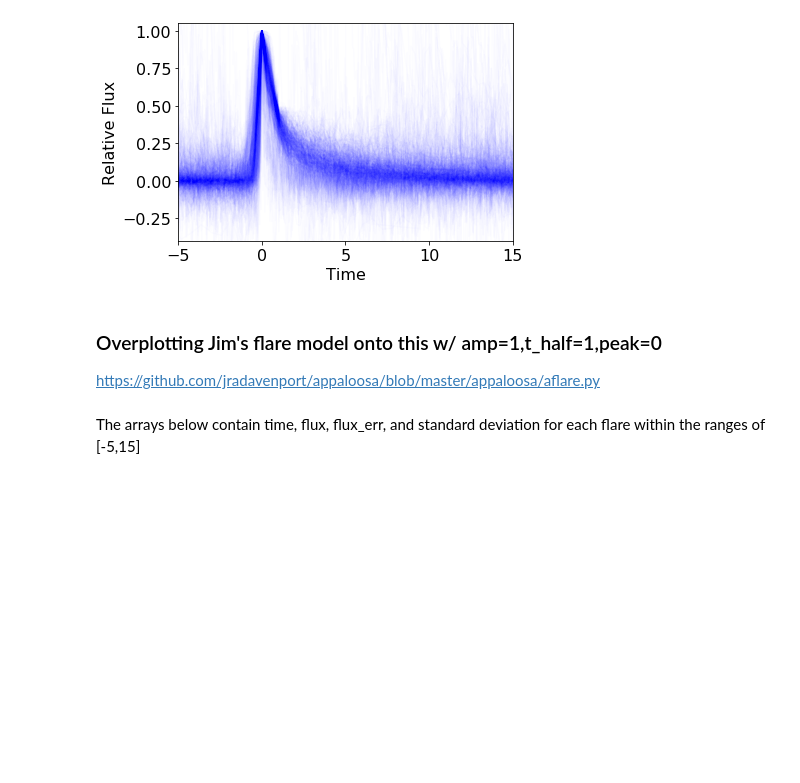
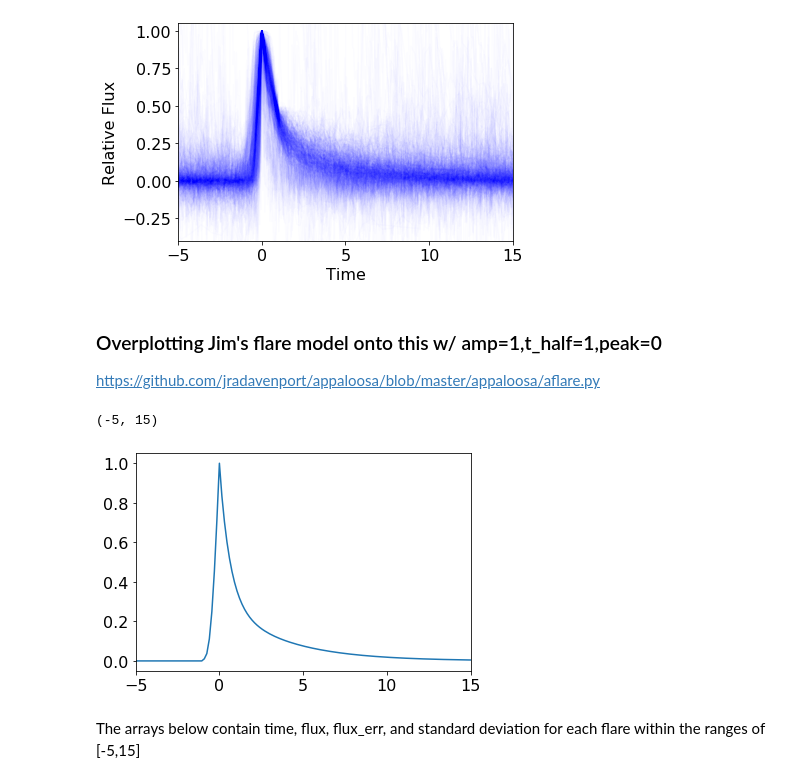
Before and after one commit to lupitatovar/flares, a Jupyter notebook: notebooks/11_month_stacked_flares.ipynb, the cells around one changed output. Saved outputs shown, nothing was run; the diff lists cells and outputs as text; code cells hidden in the pictures; blank space fills up the shorter version.

```diff
--- a/notebooks/11_month_stacked_flares.ipynb
+++ b/notebooks/11_month_stacked_flares.ipynb
@@ -516,9 +516,12 @@ def aflare1(t, tpeak, fwhm, ampl, upsample=False, uptime=10):
 
     return flare
 # %%
-plt.plot(x,aflare1(x.values,0,1,1))
+plt.plot(x_new,aflare1(x_new.values,0,1,1))
 #plt.plot(x,jim_model,color='red')
 plt.xlim(-5,15)
+# %% [output]
+(-5, 15)
+[figure, added]
 # %% [markdown]
 The arrays below contain time, flux, flux_err, and standard deviation for each flare within the ranges of [-5,15]
 # %%
```
Also changed, not shown: parts of 24 cells of this notebook.
